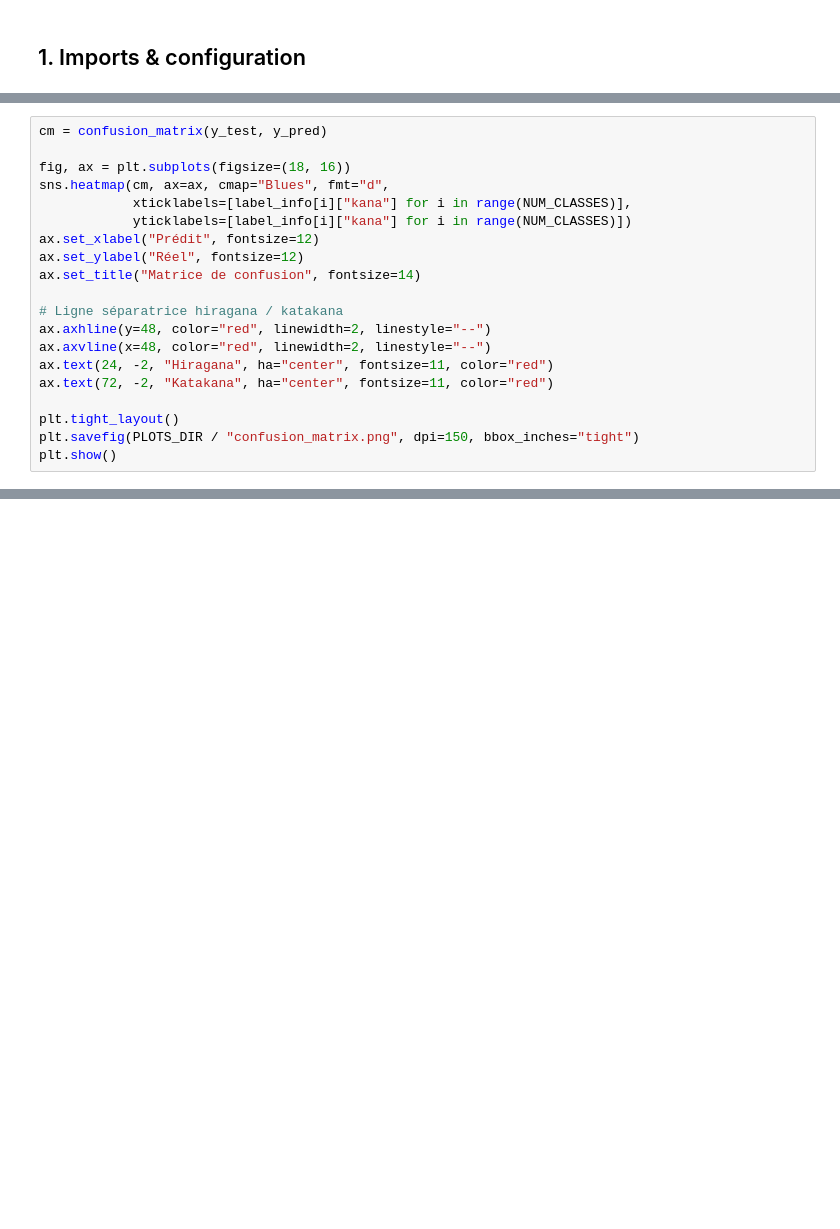
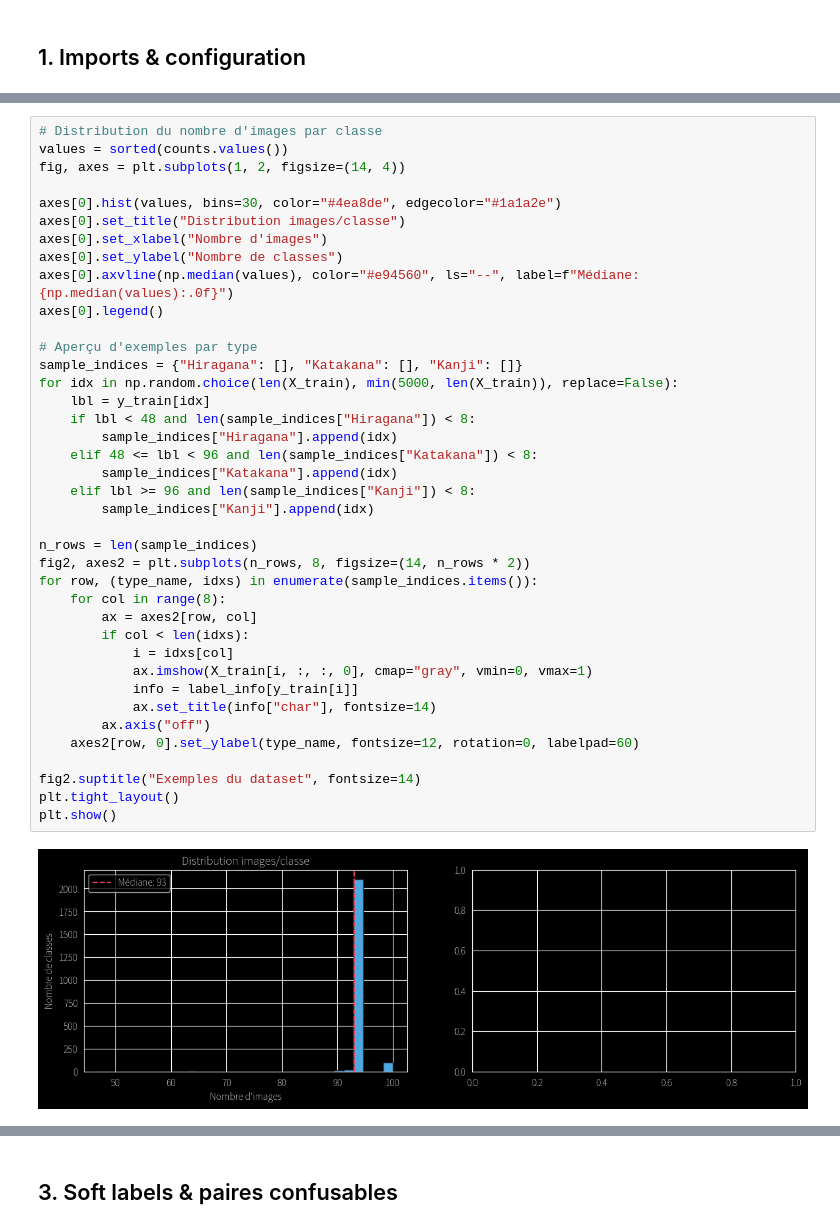
Before and after one commit to Seanas-A/japanese-flash-card, a Jupyter notebook: kana-cnn/train.ipynb, the cells around one changed output, grey strips where cells are left out. Saved outputs shown, nothing was run; the diff lists cells and outputs as text; blank space fills up the shorter version.

```diff
--- a/kana-cnn/train.ipynb
+++ b/kana-cnn/train.ipynb
@@ -498,20 +8,0 @@ Katakana accuracy: 0.9786
-# %%
-cm = confusion_matrix(y_test, y_pred)
-
-fig, ax = plt.subplots(figsize=(18, 16))
-sns.heatmap(cm, ax=ax, cmap="Blues", fmt="d",
-            xticklabels=[label_info[i]["kana"] for i in range(NUM_CLASSES)],
-            yticklabels=[label_info[i]["kana"] for i in range(NUM_CLASSES)])
-ax.set_xlabel("Prédit", fontsize=12)
-ax.set_ylabel("Réel", fontsize=12)
-ax.set_title("Matrice de confusion", fontsize=14)
-
-# Ligne séparatrice hiragana / katakana
-ax.axhline(y=48, color="red", linewidth=2, linestyle="--")
-ax.axvline(x=48, color="red", linewidth=2, linestyle="--")
-ax.text(24, -2, "Hiragana", ha="center", fontsize=11, color="red")
-ax.text(72, -2, "Katakana", ha="center", fontsize=11, color="red")
-
-plt.tight_layout()
-plt.savefig(PLOTS_DIR / "confusion_matrix.png", dpi=150, bbox_inches="tight")
-plt.show()
@@ -620,0 +112,41 @@ Plots sauvegardés dans plots/
+# %%
+# Distribution du nombre d'images par classe
+values = sorted(counts.values())
+fig, axes = plt.subplots(1, 2, figsize=(14, 4))
+
+axes[0].hist(values, bins=30, color="#4ea8de", edgecolor="#1a1a2e")
+axes[0].set_title("Distribution images/classe")
+axes[0].set_xlabel("Nombre d'images")
+axes[0].set_ylabel("Nombre de classes")
+axes[0].axvline(np.median(values), color="#e94560", ls="--", label=f"Médiane: {np.median(values):.0f}")
+axes[0].legend()
+
+# Aperçu d'exemples par type
+sample_indices = {"Hiragana": [], "Katakana": [], "Kanji": []}
+for idx in np.random.choice(len(X_train), min(5000, len(X_train)), replace=False):
+    lbl = y_train[idx]
+    if lbl < 48 and len(sample_indices["Hiragana"]) < 8:
+        sample_indices["Hiragana"].append(idx)
+    elif 48 <= lbl < 96 and len(sample_indices["Katakana"]) < 8:
+        sample_indices["Katakana"].append(idx)
+    elif lbl >= 96 and len(sample_indices["Kanji"]) < 8:
+        sample_indices["Kanji"].append(idx)
+
+n_rows = len(sample_indices)
+fig2, axes2 = plt.subplots(n_rows, 8, figsize=(14, n_rows * 2))
+for row, (type_name, idxs) in enumerate(sample_indices.items()):
+    for col in range(8):
+        ax = axes2[row, col]
+        if col < len(idxs):
+            i = idxs[col]
+            ax.imshow(X_train[i, :, :, 0], cmap="gray", vmin=0, vmax=1)
+            info = label_info[y_train[i]]
+            ax.set_title(info["char"], fontsize=14)
+        ax.axis("off")
+    axes2[row, 0].set_ylabel(type_name, fontsize=12, rotation=0, labelpad=60)
+
+fig2.suptitle("Exemples du dataset", fontsize=14)
+plt.tight_layout()
+plt.show()
+# %% [output]
+[figure, added]
@@ -620,0 +154,2 @@ Plots sauvegardés dans plots/
+# %% [markdown]
+## 3. Soft labels & paires confusables
```
Also changed, not shown: parts of 52 cells of this notebook, 10 other files.
